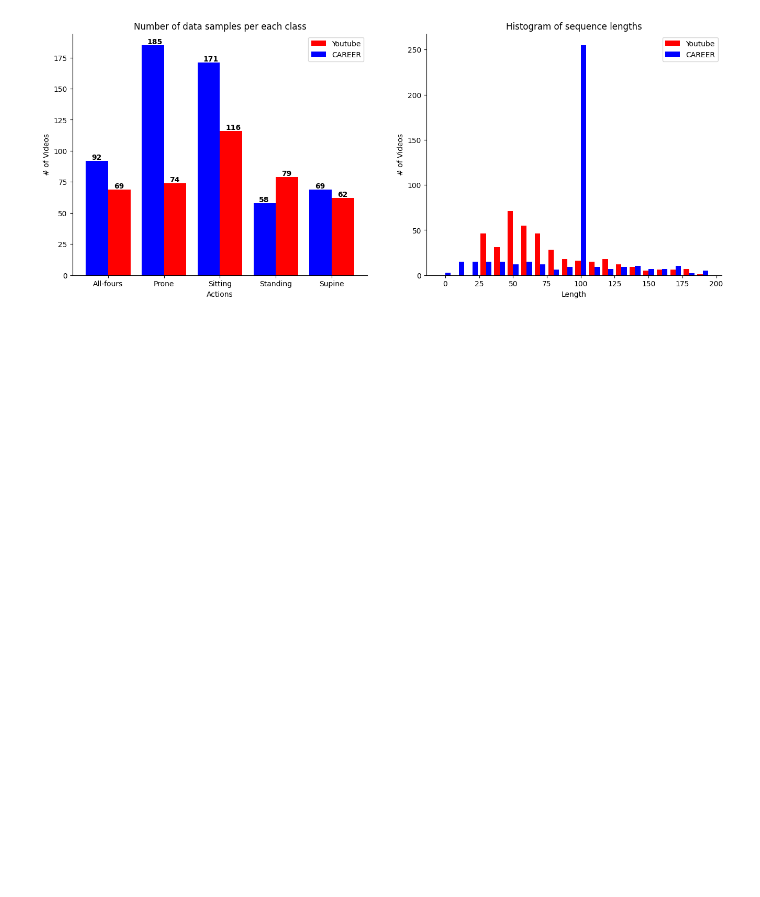
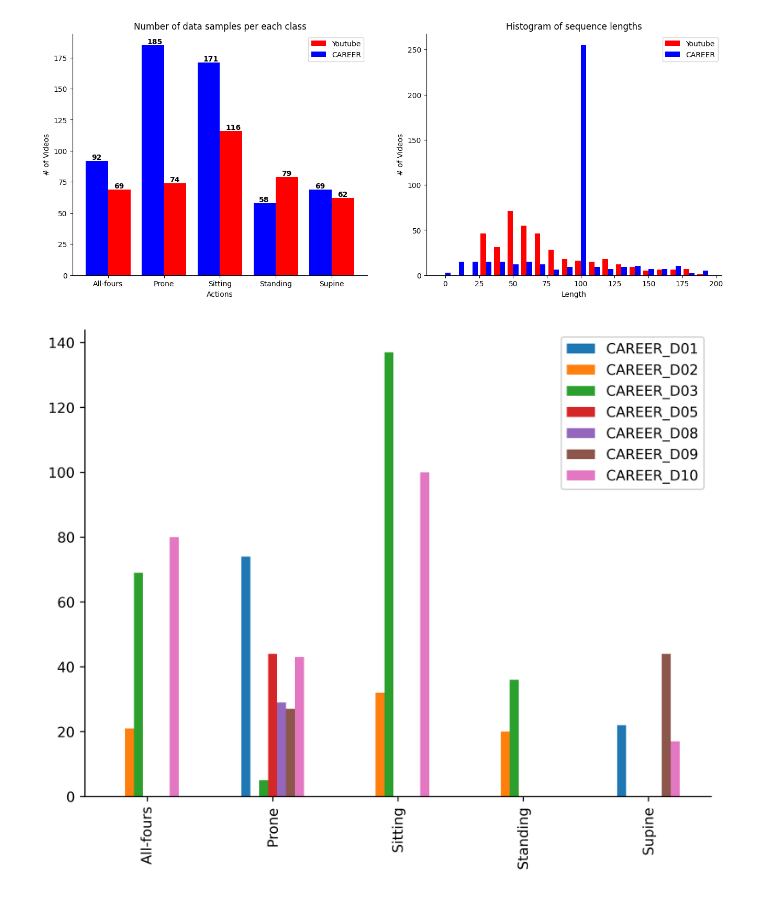
Before and after one commit to ostadabbas/Infant-Action-Recognition-with-DMD, a Jupyter notebook: data_statistics.ipynb, the cells around one changed output. Drawn from its saved outputs; the diff is of its cells as text; code cells hidden in the pictures; blank space fills up the shorter version.

```diff
--- a/data_statistics.ipynb
+++ b/data_statistics.ipynb
@@ -62,3 +62,46 @@ axes[1].set_title('Histogram of sequence lengths')
 plt.show()
 # %% [output]
 [figure]
+# %%
+def set_ax_borders(ax, top, right, bottom, left):
+    ax.spines['top'].set_visible(top)
+    ax.spines['right'].set_visible(right)
+    ax.spines['bottom'].set_visible(bottom)
+    ax.spines['left'].set_visible(left)
+
+with open('./Data/InfAct_plus/2d/primitive/InfAct_plus.pkl', 'rb') as f:
+    infact_ds_V1 = pickle.load(f)
+
+with open('./Data/InfAct_plus/2d/primitive/InfAct_plus_V2.pkl', 'rb') as f:
+    infact_ds_V2 = pickle.load(f)
+
+V1_p_d = [(item['source'], item['pos_label']) for item in infact_ds_V1['annotations'] if 'CAREER' in item['source']]
+V2_p_d = [(item['source'], item['pos_label']) for item in infact_ds_V2['annotations'] if 'CAREER' in item['source']]
+
+p_d = [*V1_p_d , *V2_p_d]
+
+subs = np.unique([item[0] for item in p_d])
+
+action_per_subjet = {sub: {} for sub in subs}
+
+for item in p_d:
+    sub = item[0]
+    pos = item[1]
+    if pos not in action_per_subjet[sub]:
+        action_per_subjet[sub][pos]=0
+    else:
+        action_per_subjet[sub][pos]+=1
+
+import pandas as pd
+df = pd.DataFrame(action_per_subjet)
+df = df.T
+df = df.fillna(0)
+df = df[['All-fours', 'Prone', 'Sitting', 'Standing', 'Supine']]
+
+fig, ax = plt.subplots()
+fig.set_size_inches(8,6)
+fig.set_dpi(600)
+df.T.plot.bar(ax=ax)
+set_ax_borders(ax, False, False, True, True)
+# %% [output]
+[figure, added]
```
Also changed, not shown: 14 other files.
